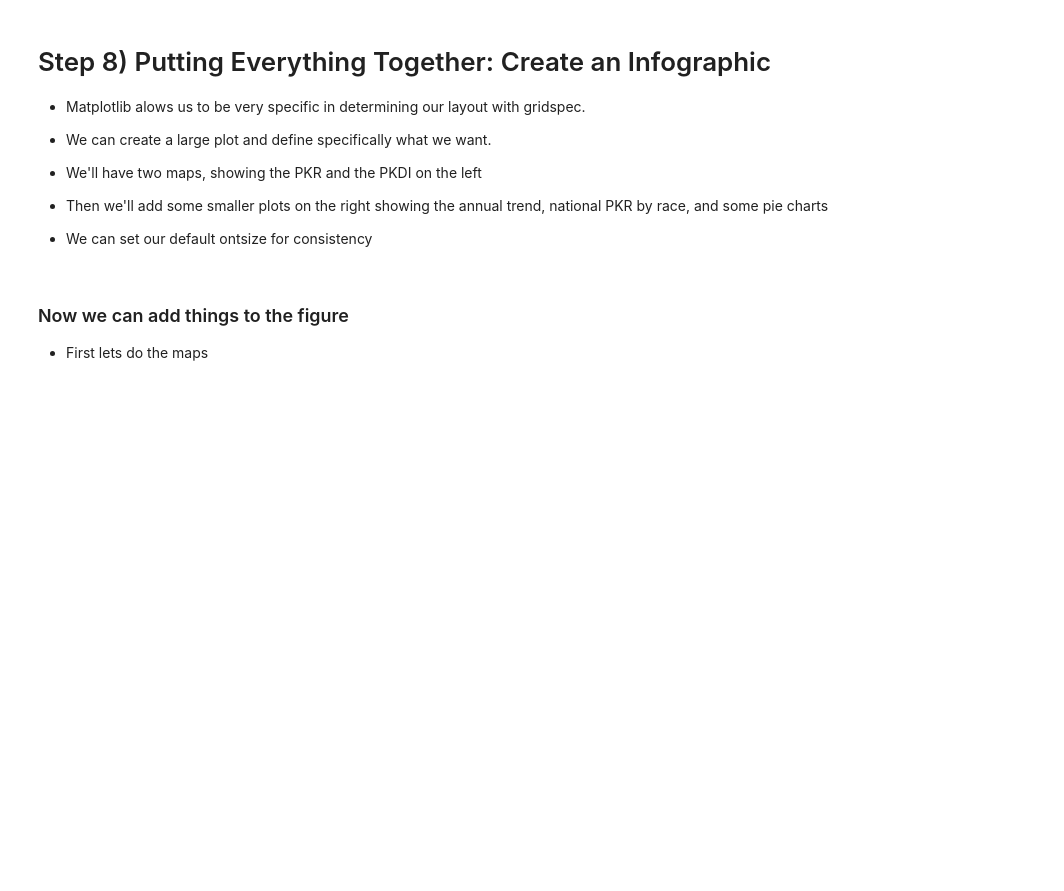
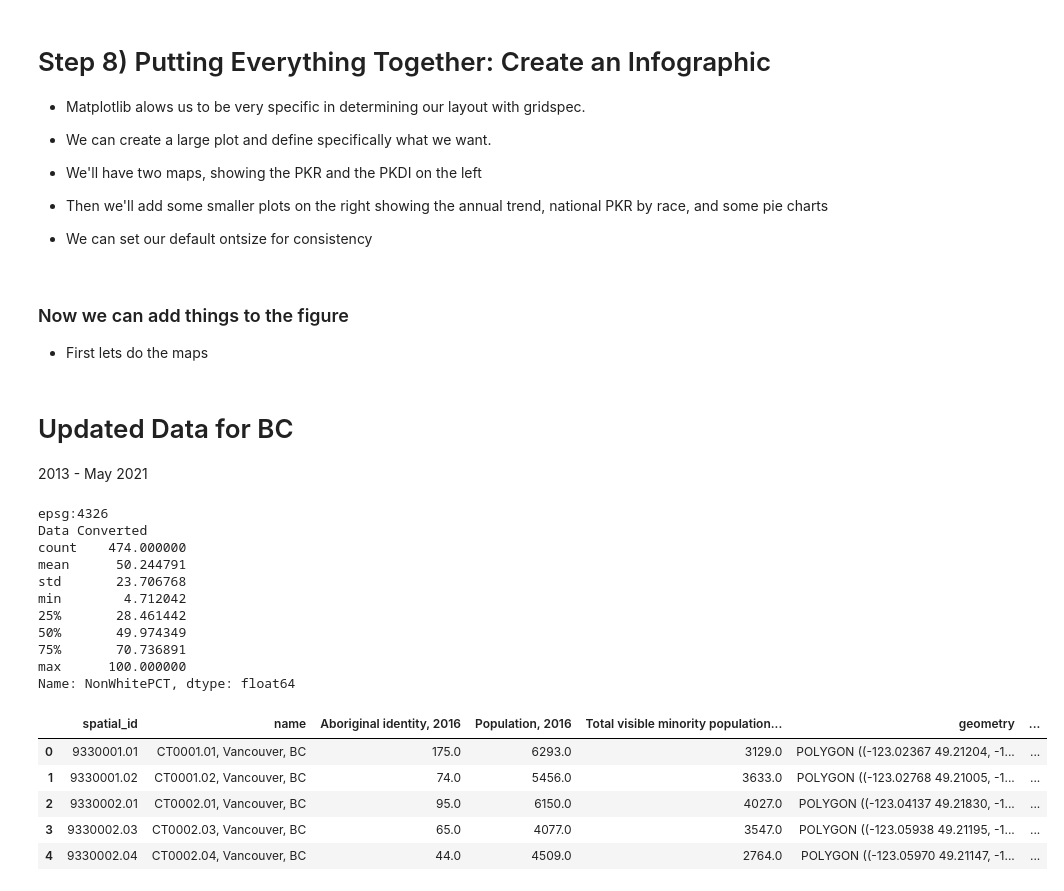
Before and after one commit to ubc-library-rc/Geospatial-Analysis-Visualization-with-Python, a Jupyter notebook: Geospatial Analysis & Visualization with Python v2.0 (under construction).ipynb, the cells around one changed output. Drawn from its saved outputs; the diff is of its cells as text; code cells hidden in the pictures; blank space fills up the shorter version.

```diff
--- a/Geospatial Analysis & Visualization with Python v2.0 (under construction).ipynb
+++ b/Geospatial Analysis & Visualization with Python v2.0 (under construction).ipynb
@@ -691,3 +691,45 @@ SourceStatement.text(0, 0,
                     )
 
 plt.savefig('InfoGraphic.png',facecolor=fig.get_facecolor(),edgeolor='k')
+# %% [markdown]
+# Updated Data for BC
+
+2013 - May 2021
+# %%
+# the .read_file() function reads shapefiles
+MVan_CT = gpd.read_file('Data/CensusTracts/SimplyAnalytics_Shapefiles_2021-06-01_17_44_45_9e5629a2de473cd5362919f9edc33853.shp')
+print(MVan_CT.crs)
+MVan_CT = MVan_CT.rename(columns={
+'VALUE0': 'Aboriginal identity, 2016',
+'VALUE1': 'Population, 2016',
+'VALUE2': 'Total visible minority population, 2016'
+                    })
+
+MVan_CT['NonWhitePCT'] = MVan_CT[['Aboriginal identity, 2016',
+'Total visible minority population, 2016']].sum(axis=1)/MVan_CT['Population, 2016']*100
+
+# .to_crs()changes the coordinate system
+# Provincial_Data = Provincial_Data.to_crs('EPSG:4326')
+# .to_file() saves our data to the specified format
+print('Data Converted')
+print(MVan_CT.NonWhitePCT.describe())
+MVan_CT.to_file("Data/MVan_CT.json", driver = "GeoJSON")
+MVan_CT.head()
+# %% [output]
+epsg:4326
+Data Converted
+count    474.000000
+mean      50.244791
+std       23.706768
+min        4.712042
+25%       28.461442
+50%       49.974349
+75%       70.736891
+max      100.000000
+Name: NonWhitePCT, dtype: float64
+|  | spatial_id | name | Aboriginal identity, 2016 | Population, 2016 | Total visible minority population... | geometry | ... |
+| 0 | 9330001.01 | CT0001.01, Vancouver, BC | 175.0 | 6293.0 | 3129.0 | POLYGON ((-123.02367 49.21204, -1... | ... |
+| 1 | 9330001.02 | CT0001.02, Vancouver, BC | 74.0 | 5456.0 | 3633.0 | POLYGON ((-123.02768 49.21005, -1... | ... |
+| 2 | 9330002.01 | CT0002.01, Vancouver, BC | 95.0 | 6150.0 | 4027.0 | POLYGON ((-123.04137 49.21830, -1... | ... |
+| 3 | 9330002.03 | CT0002.03, Vancouver, BC | 65.0 | 4077.0 | 3547.0 | POLYGON ((-123.05938 49.21195, -1... | ... |
+| 4 | 9330002.04 | CT0002.04, Vancouver, BC | 44.0 | 4509.0 | 2764.0 | POLYGON ((-123.05970 49.21147, -1... | ... |
```
Also changed, not shown: parts of 1 cell of this notebook, 2 other files.
